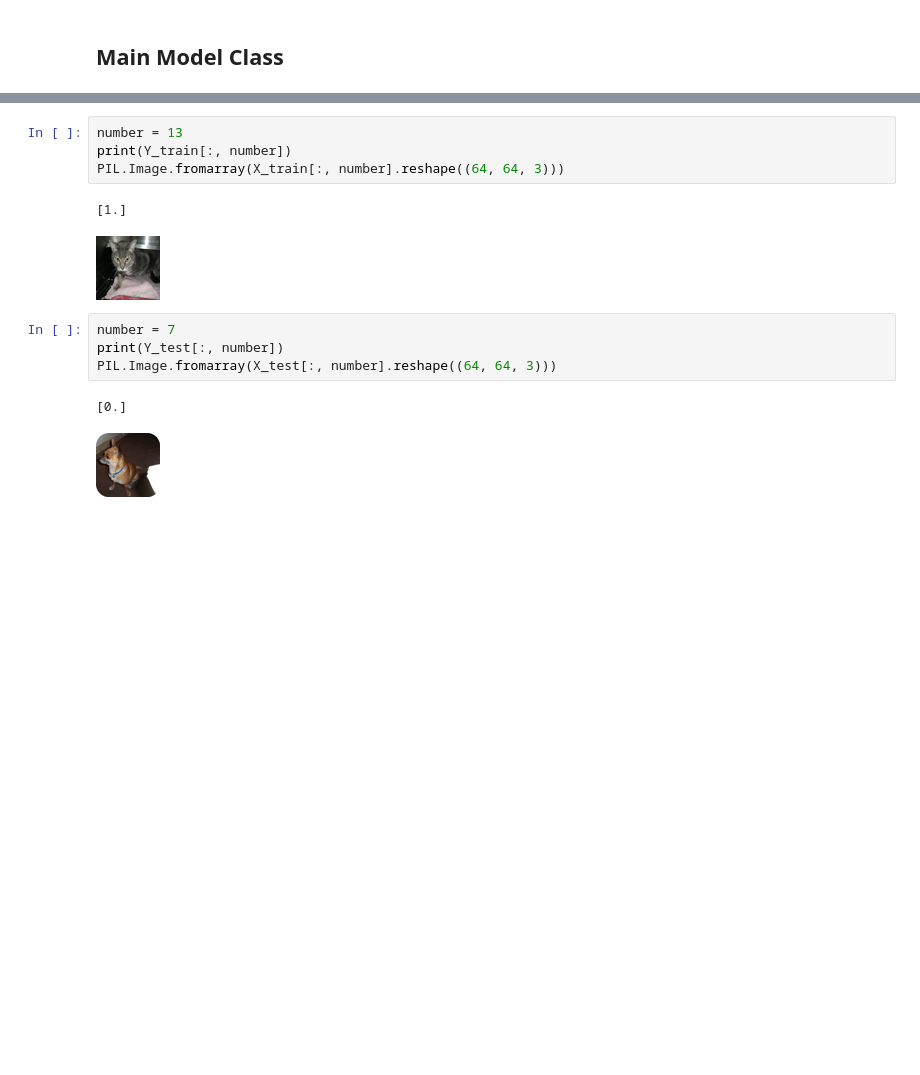
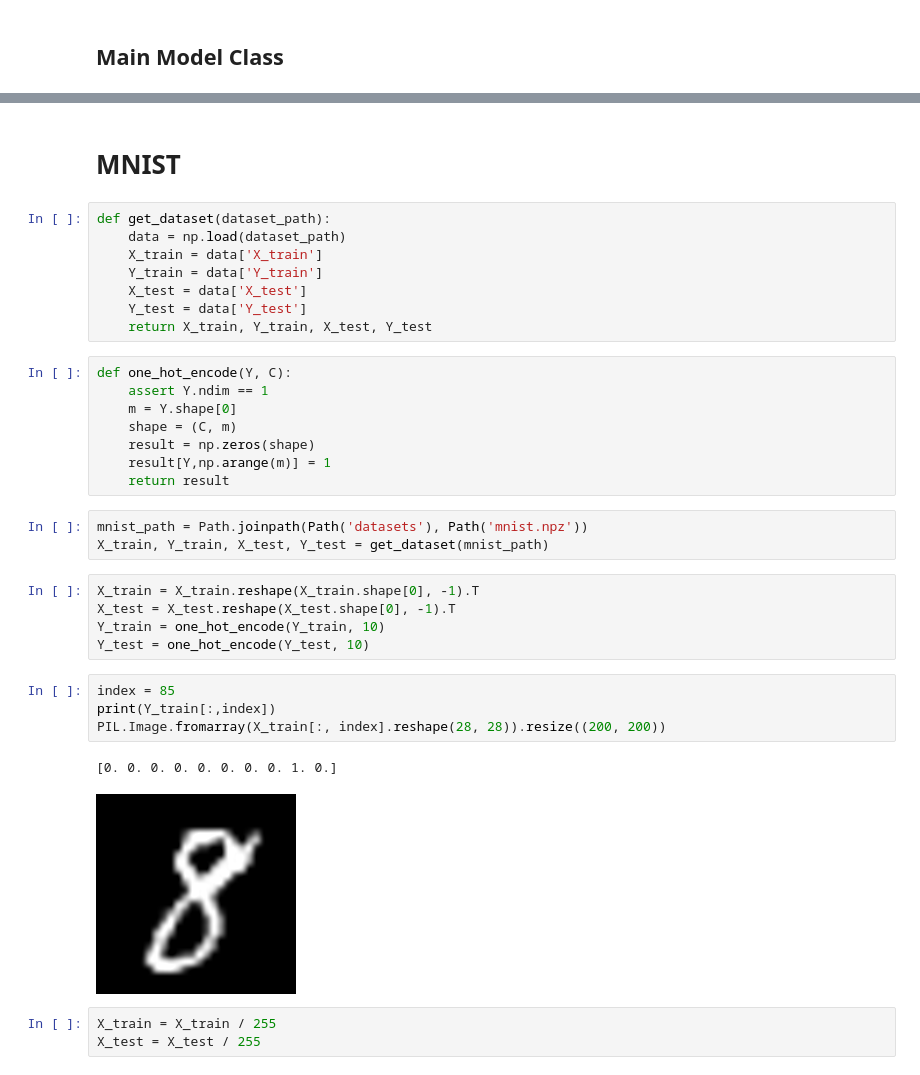
Before and after one commit to dariush-bahrami/gravity.optimizer, a Jupyter notebook: deepLearningNotebook.ipynb, the cells around one changed output, grey strips where cells are left out. Drawn from its saved outputs; the diff is of its cells as text; blank space fills up the shorter version.

```diff
--- a/deepLearningNotebook.ipynb
+++ b/deepLearningNotebook.ipynb
@@ -567,16 +752,38 @@ Shape of Y_test: (1, 7479)
+# %% [markdown]
+# MNIST
+# %%
+def get_dataset(dataset_path):
+    data = np.load(dataset_path)
+    X_train = data['X_train']
+    Y_train = data['Y_train']
+    X_test = data['X_test']
+    Y_test = data['Y_test']
+    return X_train, Y_train, X_test, Y_test
+# %%
+def one_hot_encode(Y, C):
+    assert Y.ndim == 1
+    m = Y.shape[0]
+    shape = (C, m)
+    result = np.zeros(shape)
+    result[Y,np.arange(m)] = 1
+    return result
+# %%
+mnist_path = Path.joinpath(Path('datasets'), Path('mnist.npz'))
+X_train, Y_train, X_test, Y_test = get_dataset(mnist_path)
+# %%
+X_train = X_train.reshape(X_train.shape[0], -1).T
+X_test = X_test.reshape(X_test.shape[0], -1).T
+Y_train = one_hot_encode(Y_train, 10)
+Y_test = one_hot_encode(Y_test, 10)
 # %%
-number = 13
-print(Y_train[:, number])
-PIL.Image.fromarray(X_train[:, number].reshape((64, 64, 3)))
+index = 85
+print(Y_train[:,index])
+PIL.Image.fromarray(X_train[:, index].reshape(28, 28)).resize((200, 200))
 # %% [output]
-[1.]
+[0. 0. 0. 0. 0. 0. 0. 0. 1. 0.]
-[figure, old version]
+[figure, new version]
-# %%
-number = 7
-print(Y_test[:, number])
-PIL.Image.fromarray(X_test[:, number].reshape((64, 64, 3)))
-# %% [output]
-[0.]
-[figure, removed]
+# %%
+X_train = X_train / 255
+X_test = X_test / 255
 # %%
 structure = ModelStructure()
```
Also changed, not shown: parts of 40 cells of this notebook, 1 other file.
